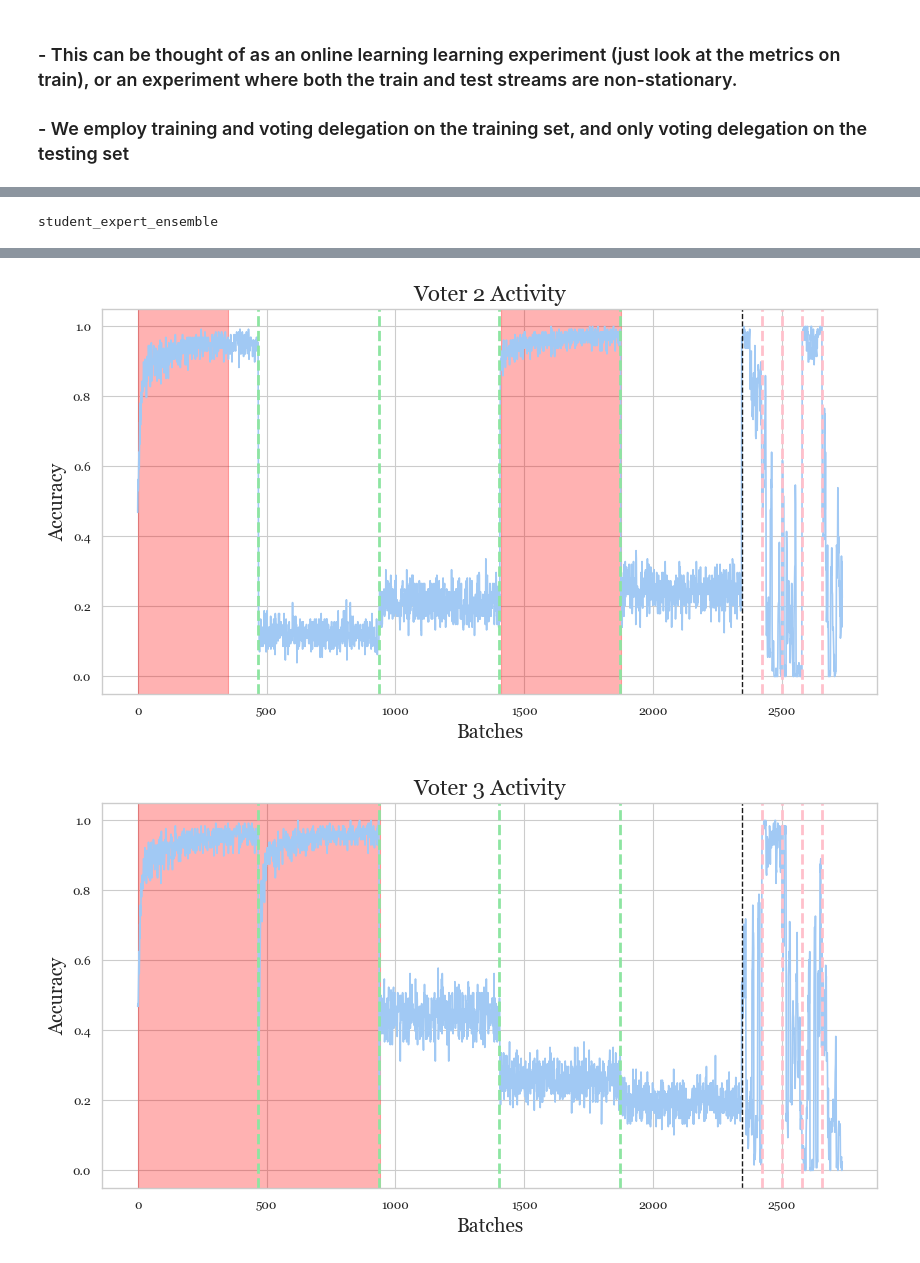
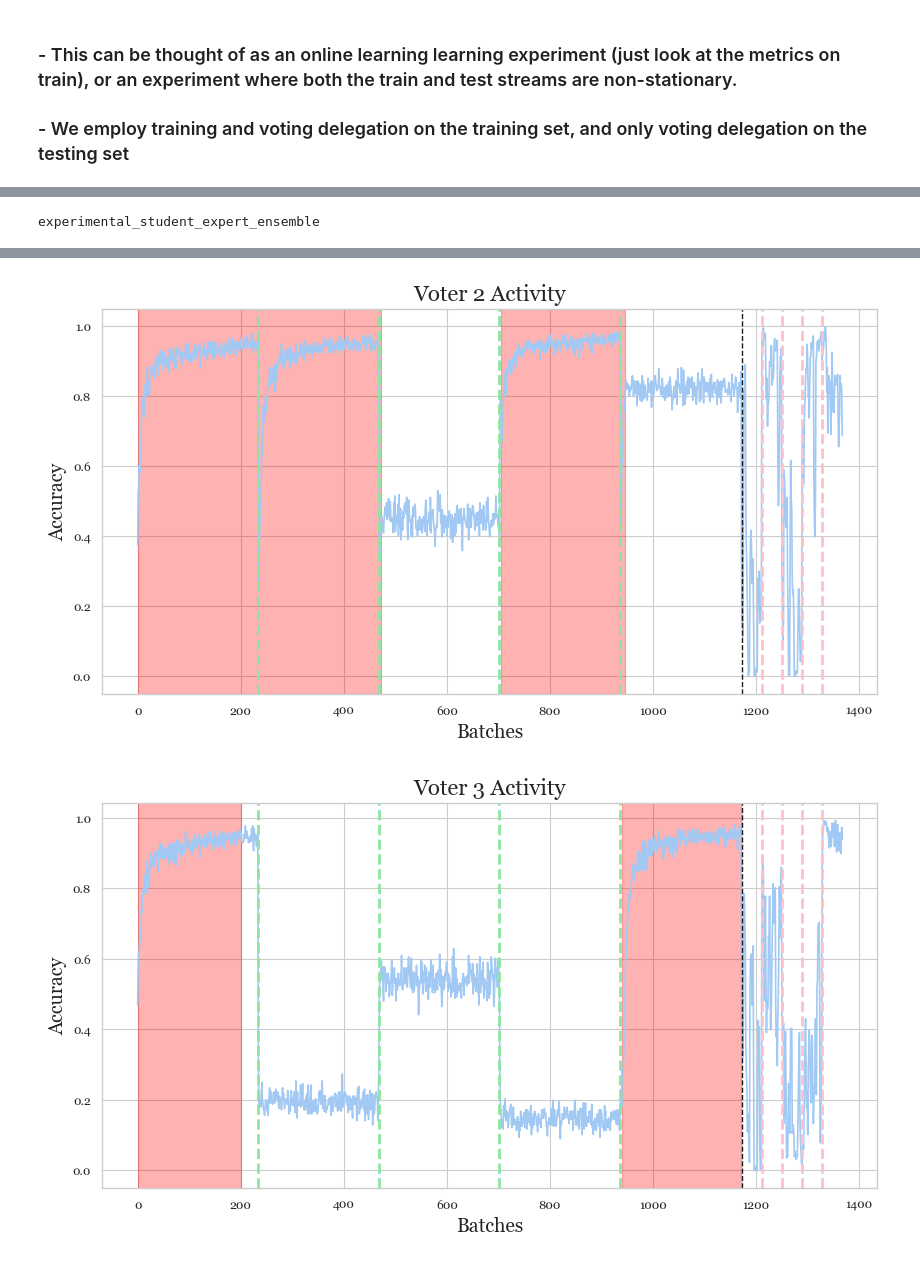
Before and after one commit to cartgr/banditLiquidDem, a Jupyter notebook: experiments/setting_3_online.ipynb, the cells around one changed output, grey strips where cells are left out. Drawn from its saved outputs; the diff is of its cells as text; code cells hidden in the pictures.

```diff
--- a/experiments/setting_3_online.ipynb
+++ b/experiments/setting_3_online.ipynb
@@ -26,10 +26,14 @@ num_trials = 10
 n_voters = 5
 # %%
-data = Data(data_set_name="rotated_mnist")
+data = Data(data_set_name="rotated_mnist", batch_size=batch_size)
 
 NOOP_del_mech = DelegationMechanism(batch_size=batch_size, window_size=window_size)
 
 student_expert_del_mech = StudentExpertDelegationMechanism(
+    batch_size=batch_size, window_size=window_size
+)
+
+experimental_se = StudentExpertDelegationMechanismExperimental(
     batch_size=batch_size, window_size=window_size
 )
 
@@ -50,6 +54,14 @@ ensembles = [
         input_dim=28 * 28,
         output_dim=10,
     ),
+    StudentExpertEnsemble(
+        training_epochs=1,
+        n_voters=n_voters,
+        delegation_mechanism=experimental_se,
+        name="experimental_student_expert_ensemble",
+        input_dim=28 * 28,
+        output_dim=10,
+    ),
 ]
 
 exp = Experiment(n_trials=num_trials, ensembles=ensembles, data=data, seed=4090)
@@ -266,5 +345,7 @@ plt.show()
 # %%
-def visualize_voter_activity(exp, trial_num, n_voters, batch_size, data, ensemble_name = "full_ensemble"):
+def visualize_voter_activity(
+    exp, trial_num, n_voters, batch_size, data, ensemble_name="full_ensemble"
+):
     """
     Visualize the active streaks and accuracies for each voter.
 
@@ -274,10 +355,14 @@ def visualize_voter_activity(exp, trial_num, n_voters, batch_size, data, ensembl
     :param batch_size: Batch size used in the experiment.
     :param data: The data object used in the experiment.
     """
-    ps_voters = exp.ensembles[1].voters
-    print(exp.ensembles[1].name)
-    batch_accs = [v.batch_accuracies for v in ps_voters]
+
     len_train = len(data.train_data_loader.dataset) / batch_size
+
+    for ensemble in exp.ensembles:
+        if ensemble.name == ensemble_name:
+            print(ensemble.name)
+            batch_accs = [v.batch_accuracies for v in ensemble.voters]
+            break
 
     for voter_id in range(n_voters):
         active_streaks = find_active_streaks(exp, voter_id, trial_num, ensemble_name)
@@ -296,12 +381,13 @@ def visualize_voter_activity(exp, trial_num, n_voters, batch_size, data, ensembl
 
         # Plot a vertical line at all test splits
         for split in exp.test_splits[:-1]:
-            plt.axvline(x=split+len_train, color="pink", linestyle="--", linewidth=2)
+            plt.axvline(x=split + len_train, color="pink", linestyle="--", linewidth=2)
 
         plt.title(f"Voter {voter_id} Activity")
         plt.xlabel("Batches")
         plt.ylabel("Accuracy")
         plt.show()  # Display the plot for each voter
+
 
 def find_active_streaks(exp, voter_id, trial_num, ensemble_name):
     """
@@ -317,9 +403,7 @@ def find_active_streaks(exp, voter_id, trial_num, ensemble_name):
     voter_active = False
 
     for i, av in enumerate(
-        exp.batch_metric_values[ensemble_name][trial_num][
-            "active_voters-train"
-        ]
+        exp.batch_metric_values[ensemble_name][trial_num]["active_voters-train"]
     ):
         if voter_id in av:
             if not voter_active:
@@ -337,6 +421,13 @@ def find_active_streaks(exp, voter_id, trial_num, ensemble_name):
 
     return active_batches
 # %%
-visualize_voter_activity(exp, num_trials - 1, n_voters, batch_size, data, "student_expert_ensemble")
+visualize_voter_activity(
+    exp,
+    num_trials - 1,
+    n_voters,
+    batch_size,
+    data,
+    "experimental_student_expert_ensemble",
+)
 # %% [output]
-student_expert_ensemble
+experimental_student_expert_ensemble
@@ -345,2 +436,2 @@ student_expert_ensemble
-[figure, old version]
+[figure, new version]
-[figure, old version]
+[figure, new version]
```
Also changed, not shown: parts of 9 cells of this notebook, 3 other files.
